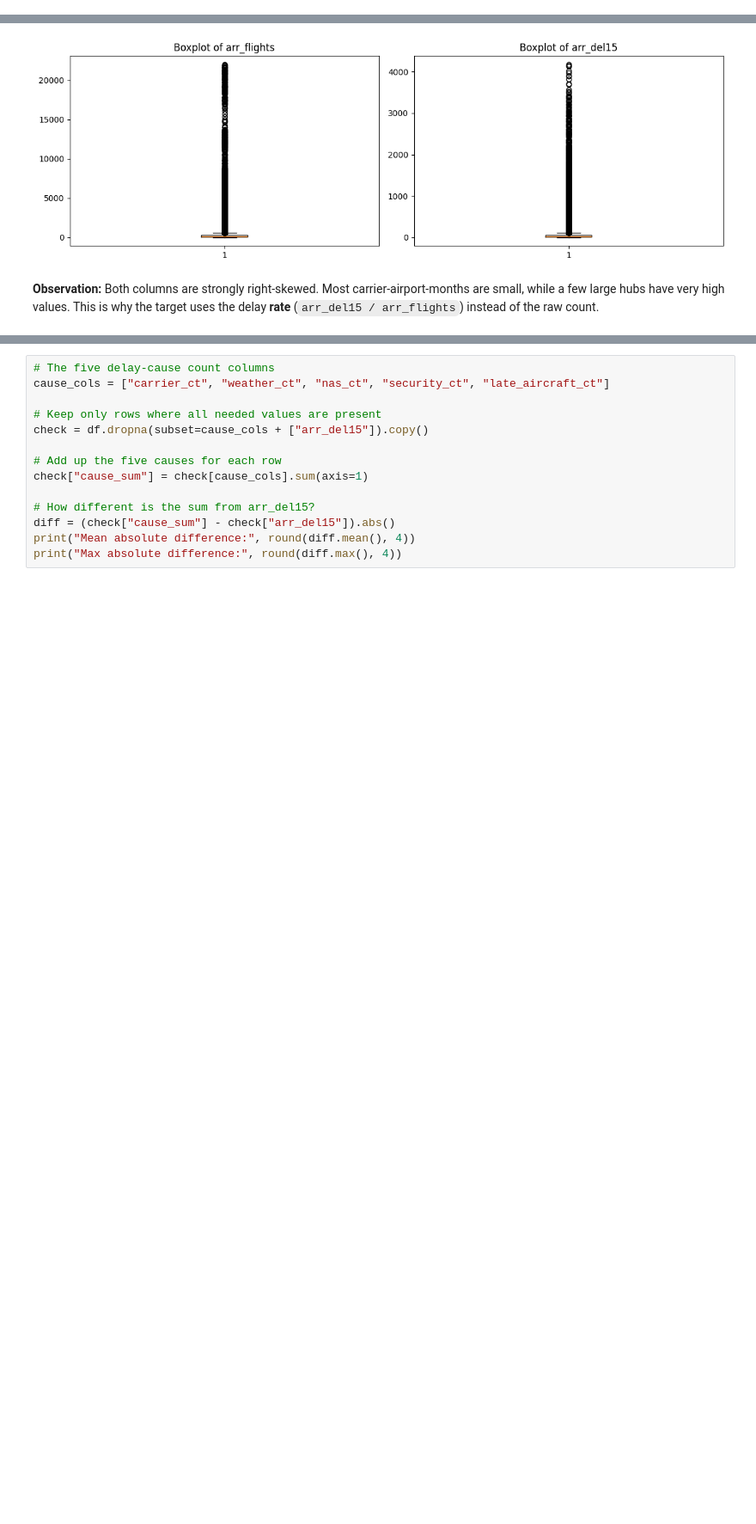
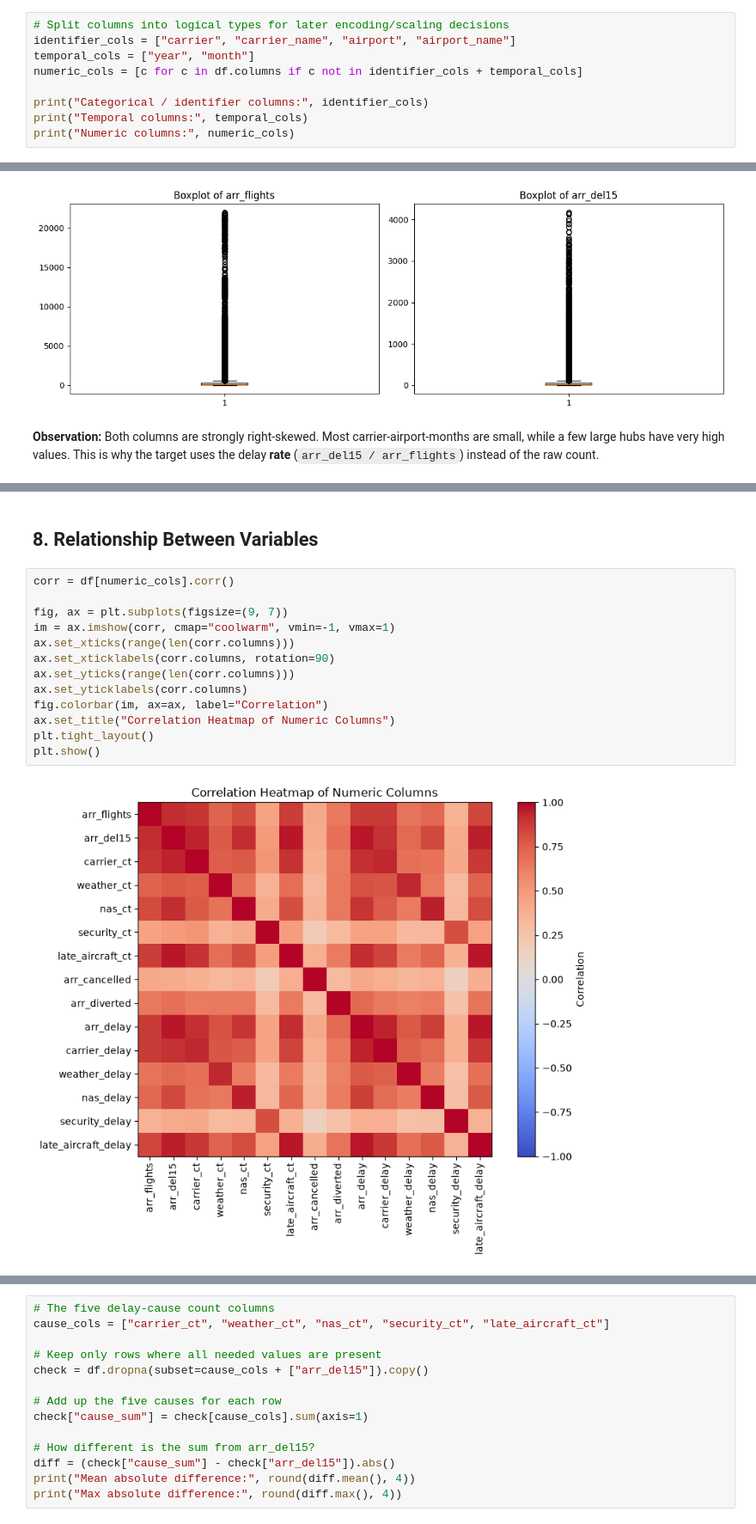
Before and after one commit to chanakaekanayaka/FDM_Airline_Delay_Project, a Jupyter notebook: Stage_3_EDA.ipynb, the cells around one changed output, grey strips where cells are left out. Shown at 86% size. Drawn from its saved outputs; the diff is of its cells as text; blank space fills up the shorter version.

```diff
--- a/Stage_3_EDA.ipynb
+++ b/Stage_3_EDA.ipynb
@@ -72,0 +75,9 @@ Duplicate keys: 0
+# %%
+# Split columns into logical types for later encoding/scaling decisions
+identifier_cols = ["carrier", "carrier_name", "airport", "airport_name"]
+temporal_cols = ["year", "month"]
+numeric_cols = [c for c in df.columns if c not in identifier_cols + temporal_cols]
+
+print("Categorical / identifier columns:", identifier_cols)
+print("Temporal columns:", temporal_cols)
+print("Numeric columns:", numeric_cols)
@@ -135,0 +215,17 @@ plt.show()
+# %% [markdown]
+## 8. Relationship Between Variables
+# %%
+corr = df[numeric_cols].corr()
+
+fig, ax = plt.subplots(figsize=(9, 7))
+im = ax.imshow(corr, cmap="coolwarm", vmin=-1, vmax=1)
+ax.set_xticks(range(len(corr.columns)))
+ax.set_xticklabels(corr.columns, rotation=90)
+ax.set_yticks(range(len(corr.columns)))
+ax.set_yticklabels(corr.columns)
+fig.colorbar(im, ax=ax, label="Correlation")
+ax.set_title("Correlation Heatmap of Numeric Columns")
+plt.tight_layout()
+plt.show()
+# %% [output]
+[figure, added]
```
Also changed, not shown: parts of 16 cells of this notebook.
